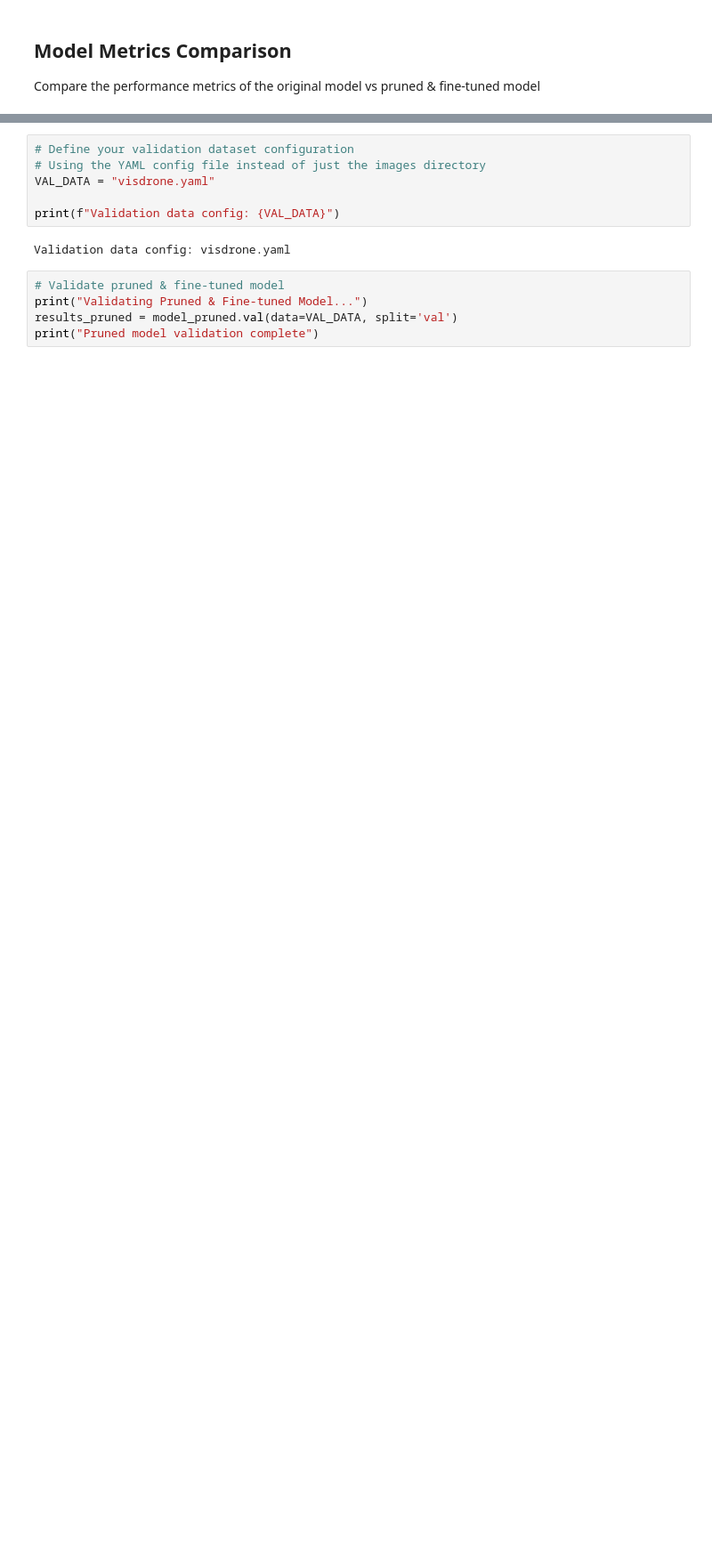
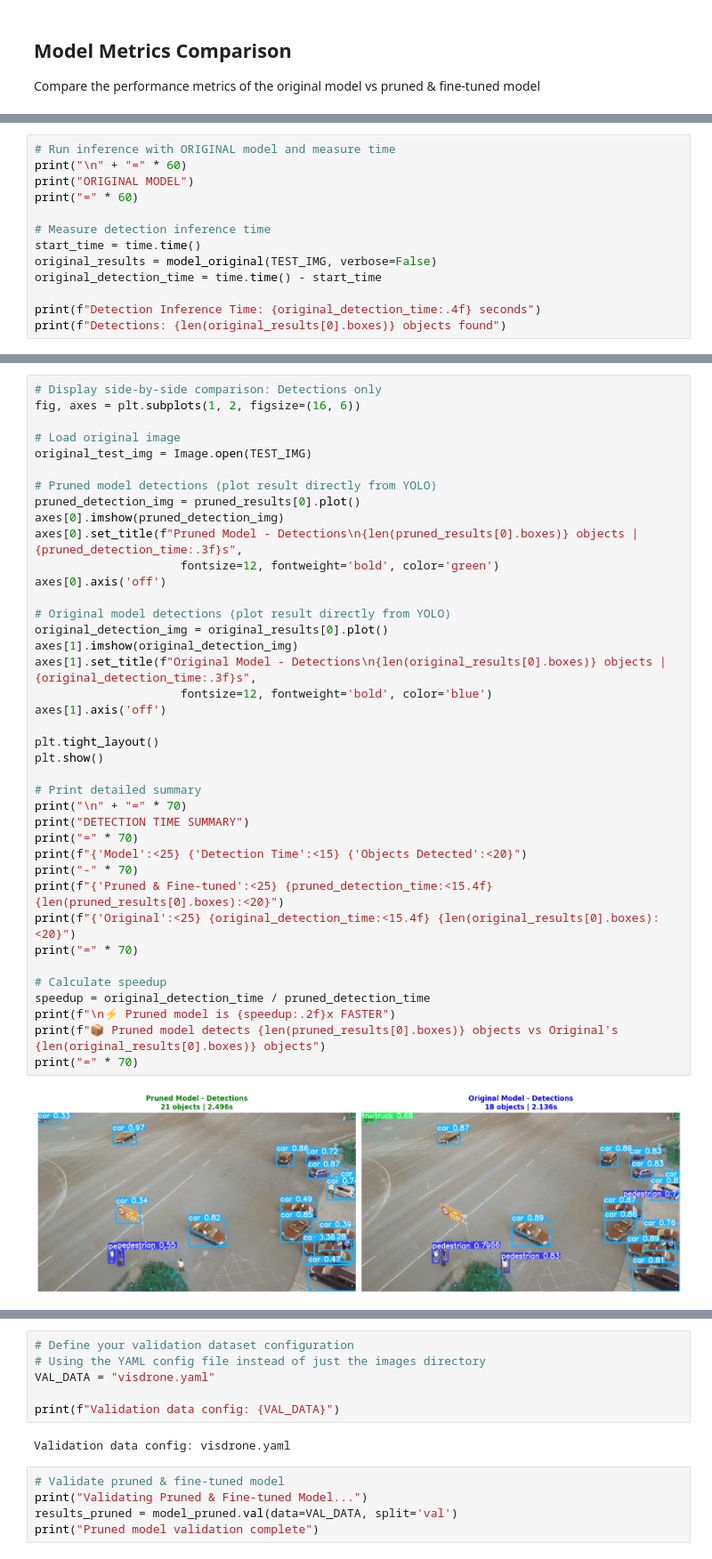
Before and after one commit to HakshayReddyKana/Capstone, a Jupyter notebook: YOLOv8_Explain/run.ipynb, the cells around one changed output, grey strips where cells are left out. Shown at 89% size. Cells and saved outputs as stored; diff of their text form; blank space fills up the shorter version.

Commit message:
graphs

```diff
--- a/YOLOv8_Explain/run.ipynb
+++ b/YOLOv8_Explain/run.ipynb
@@ -132,0 +185,13 @@ Original exists: True
+# %%
+# Run inference with ORIGINAL model and measure time
+print("\n" + "=" * 60)
+print("ORIGINAL MODEL")
+print("=" * 60)
+
+# Measure detection inference time
+start_time = time.time()
+original_results = model_original(TEST_IMG, verbose=False)
+original_detection_time = time.time() - start_time
+
+print(f"Detection Inference Time: {original_detection_time:.4f} seconds")
+print(f"Detections: {len(original_results[0].boxes)} objects found")
@@ -132,0 +206,41 @@ Original exists: True
+# %%
+# Display side-by-side comparison: Detections only
+fig, axes = plt.subplots(1, 2, figsize=(16, 6))
+
+# Load original image
+original_test_img = Image.open(TEST_IMG)
+
+# Pruned model detections (plot result directly from YOLO)
+pruned_detection_img = pruned_results[0].plot()
+axes[0].imshow(pruned_detection_img)
+axes[0].set_title(f"Pruned Model - Detections\n{len(pruned_results[0].boxes)} objects | {pruned_detection_time:.3f}s",
+                     fontsize=12, fontweight='bold', color='green')
+axes[0].axis('off')
+
+# Original model detections (plot result directly from YOLO)
+original_detection_img = original_results[0].plot()
+axes[1].imshow(original_detection_img)
+axes[1].set_title(f"Original Model - Detections\n{len(original_results[0].boxes)} objects | {original_detection_time:.3f}s",
+                     fontsize=12, fontweight='bold', color='blue')
+axes[1].axis('off')
+
+plt.tight_layout()
+plt.show()
+
+# Print detailed summary
+print("\n" + "=" * 70)
+print("DETECTION TIME SUMMARY")
+print("=" * 70)
+print(f"{'Model':<25} {'Detection Time':<15} {'Objects Detected':<20}")
+print("-" * 70)
+print(f"{'Pruned & Fine-tuned':<25} {pruned_detection_time:<15.4f} {len(pruned_results[0].boxes):<20}")
+print(f"{'Original':<25} {original_detection_time:<15.4f} {len(original_results[0].boxes):<20}")
+print("=" * 70)
+
+# Calculate speedup
+speedup = original_detection_time / pruned_detection_time
+print(f"\n⚡ Pruned model is {speedup:.2f}x FASTER")
+print(f"📦 Pruned model detects {len(pruned_results[0].boxes)} objects vs Original's {len(original_results[0].boxes)} objects")
+print("=" * 70)
+# %% [output]
+[figure, added]
```
Also changed, not shown: parts of 12 cells of this notebook, 9 other files.
